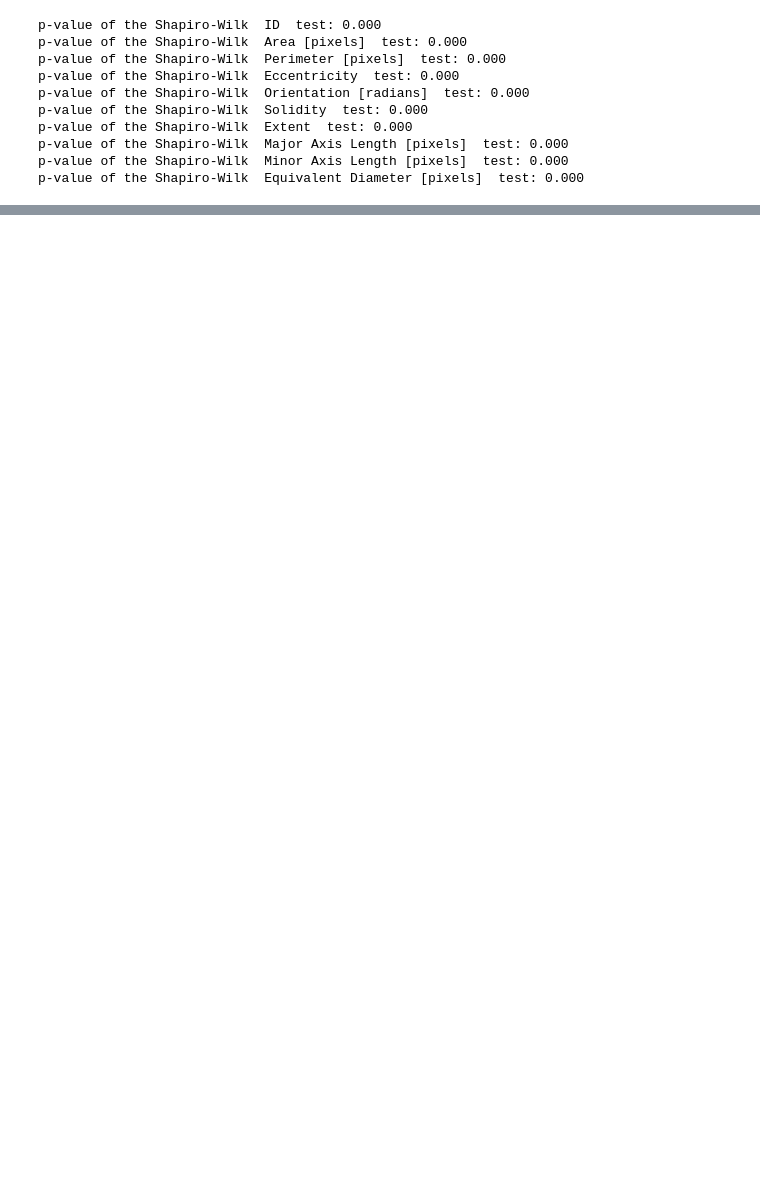
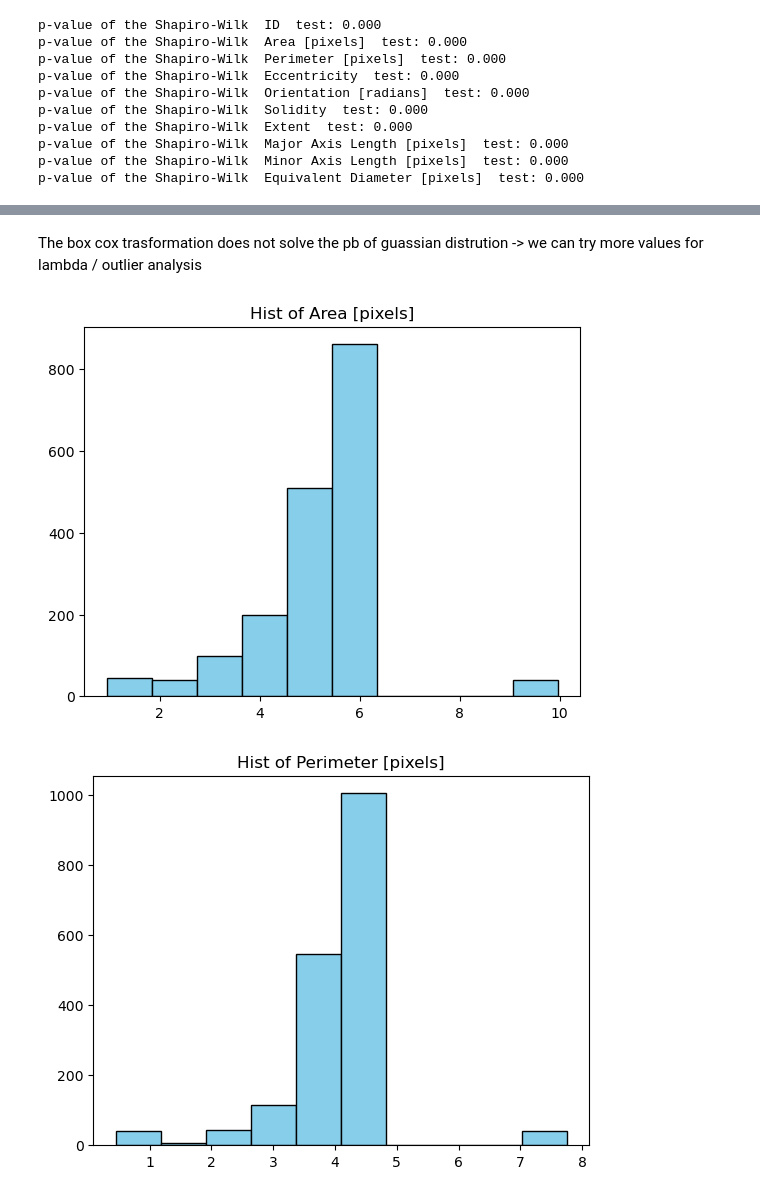
Before and after one commit to abylai11/qda-project, a Jupyter notebook: Python code/Exploration.ipynb, the cells around one changed output, grey strips where cells are left out. Saved outputs shown, nothing was run; the diff lists cells and outputs as text; code cells hidden in the pictures; blank space fills up the shorter version.

```diff
--- a/Python code/Exploration.ipynb
+++ b/Python code/Exploration.ipynb
@@ -74,6 +168,6 @@ p-value of the Shapiro-Wilk  Minor Axis Length [pixels]  test: 0.000
 p-value of the Shapiro-Wilk  Equivalent Diameter [pixels]  test: 0.000
 # %%
 # QQ-plot
-for col in df.select_dtypes(include=np.number).columns.tolist():
-  stats.probplot(df[col], dist='norm', plot=plt)
+for col in dataNum.columns.tolist():
+  stats.probplot(dataNum[col], dist='norm', plot=plt)
   plt.show()
@@ -90,0 +226,7 @@ for col in df.select_dtypes(include=np.number).columns.tolist():
+# %%
+import math
+
+dataNumTrasf = pd.DataFrame()  # Initialize an empty DataFrame to store transformed data
+
+# Assuming dataNum is your DataFrame containing numerical data
+dataNumTrasf = dataNum.iloc[:, 1:] + math.pi/2 + 0.001 # remove ID column
@@ -90,0 +249,9 @@ for col in df.select_dtypes(include=np.number).columns.tolist():
+# %%
+
+# Box-Cox transformation
+
+data_norm = pd.DataFrame()
+
+for col in dataNumTrasf.columns.tolist():
+    data_norm[col], lmbda = stats.boxcox(dataNumTrasf[col])
+    print(f'Lambda for {col} = {lmbda:.3f}')
@@ -90,0 +282,5 @@ for col in df.select_dtypes(include=np.number).columns.tolist():
+# %%
+for col in data_norm.columns.tolist():
+  # Shapiro-Wilk test
+  _, p_value_SW = stats.shapiro(data_norm[col])
+  print('p-value of the Shapiro-Wilk ', col, ' test: %.3f' % p_value_SW)
@@ -90,0 +297,11 @@ for col in df.select_dtypes(include=np.number).columns.tolist():
+# %% [markdown]
+The box cox trasformation does not solve the pb of guassian distrution -> we can try more values for lambda / outlier analysis
+# %%
+for col in data_norm.columns.tolist():
+  # Shapiro-Wilk test
+  plt.hist(data_norm[col], bins=10, color='skyblue', edgecolor='black')
+  plt.title(f'Hist of {col}')
+  plt.show()
+# %% [output]
+[figure, added]
+[figure, added]
```
Also changed, not shown: parts of 19 cells of this notebook, 1 other file.
